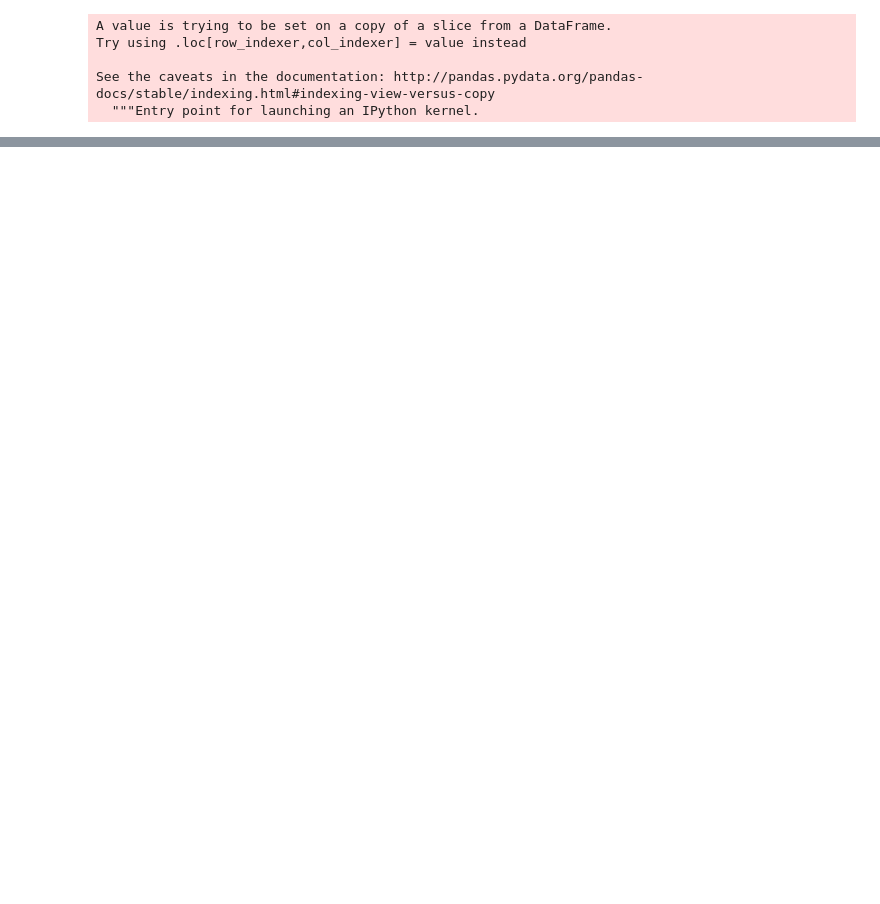
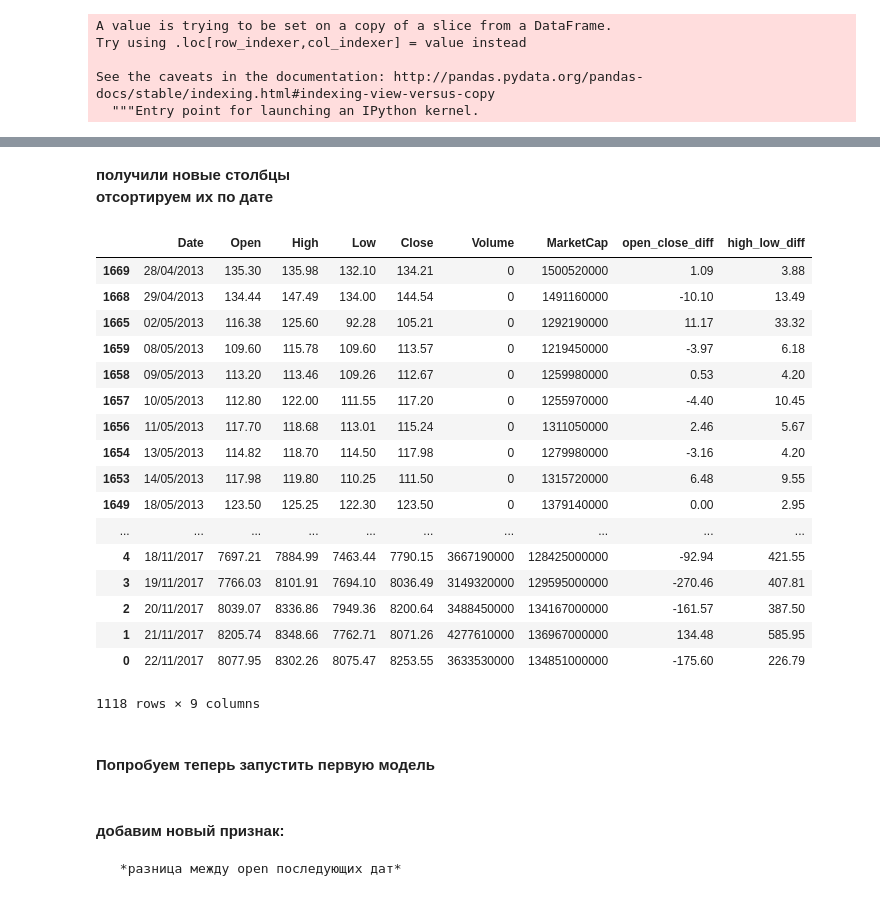
Before and after one commit to mitya8128/ml_club, a Jupyter notebook: cryptoassets.ipynb, the cells around one changed output, grey strips where cells are left out. Saved outputs shown, nothing was run; the diff lists cells and outputs as text; code cells hidden in the pictures; blank space fills up the shorter version.

Commit message:
correct sorting of indexes

```diff
--- a/cryptoassets.ipynb
+++ b/cryptoassets.ipynb
@@ -82,0 +91,30 @@ See the caveats in the documentation: http://pandas.pydata.org/pandas-docs/stabl
+# %% [markdown]
+**получили новые столбцы
+отсортируем их по дате**
+# %%
+data_train.head()
+data_train.sort_index(ascending=False)
+# %% [output]
+|  | Date | Open | High | Low | Close | Volume | MarketCap | open_close_diff | high_low_diff |
+| 1669 | 28/04/2013 | 135.30 | 135.98 | 132.10 | 134.21 | 0 | 1500520000 | 1.09 | 3.88 |
+| 1668 | 29/04/2013 | 134.44 | 147.49 | 134.00 | 144.54 | 0 | 1491160000 | -10.10 | 13.49 |
+| 1665 | 02/05/2013 | 116.38 | 125.60 | 92.28 | 105.21 | 0 | 1292190000 | 11.17 | 33.32 |
+| 1659 | 08/05/2013 | 109.60 | 115.78 | 109.60 | 113.57 | 0 | 1219450000 | -3.97 | 6.18 |
+| 1658 | 09/05/2013 | 113.20 | 113.46 | 109.26 | 112.67 | 0 | 1259980000 | 0.53 | 4.20 |
+| 1657 | 10/05/2013 | 112.80 | 122.00 | 111.55 | 117.20 | 0 | 1255970000 | -4.40 | 10.45 |
+| 1656 | 11/05/2013 | 117.70 | 118.68 | 113.01 | 115.24 | 0 | 1311050000 | 2.46 | 5.67 |
+| 1654 | 13/05/2013 | 114.82 | 118.70 | 114.50 | 117.98 | 0 | 1279980000 | -3.16 | 4.20 |
+| 1653 | 14/05/2013 | 117.98 | 119.80 | 110.25 | 111.50 | 0 | 1315720000 | 6.48 | 9.55 |
+| 1649 | 18/05/2013 | 123.50 | 125.25 | 122.30 | 123.50 | 0 | 1379140000 | 0.00 | 2.95 |
+| ... | ... | ... | ... | ... | ... | ... | ... | ... | ... |
+| 4 | 18/11/2017 | 7697.21 | 7884.99 | 7463.44 | 7790.15 | 3667190000 | 128425000000 | -92.94 | 421.55 |
+| 3 | 19/11/2017 | 7766.03 | 8101.91 | 7694.10 | 8036.49 | 3149320000 | 129595000000 | -270.46 | 407.81 |
+| 2 | 20/11/2017 | 8039.07 | 8336.86 | 7949.36 | 8200.64 | 3488450000 | 134167000000 | -161.57 | 387.50 |
+| 1 | 21/11/2017 | 8205.74 | 8348.66 | 7762.71 | 8071.26 | 4277610000 | 136967000000 | 134.48 | 585.95 |
+| 0 | 22/11/2017 | 8077.95 | 8302.26 | 8075.47 | 8253.55 | 3633530000 | 134851000000 | -175.60 | 226.79 |
+1118 rows × 9 columns
+# %% [markdown]
+#### Попробуем теперь запустить первую модель
+# %% [markdown]
+####  добавим новый признак:
+     *разница между open последующих дат*
```
Also changed, not shown: parts of 8 cells of this notebook.
